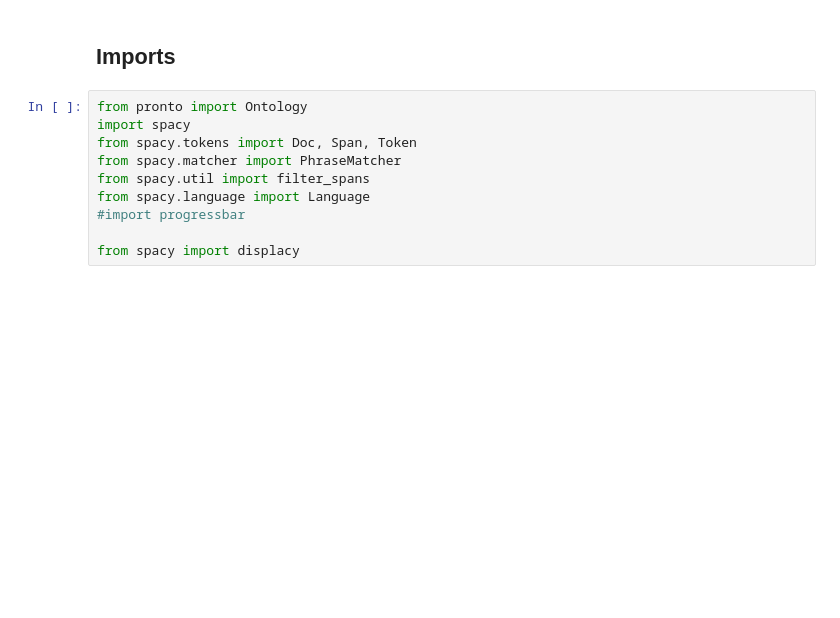
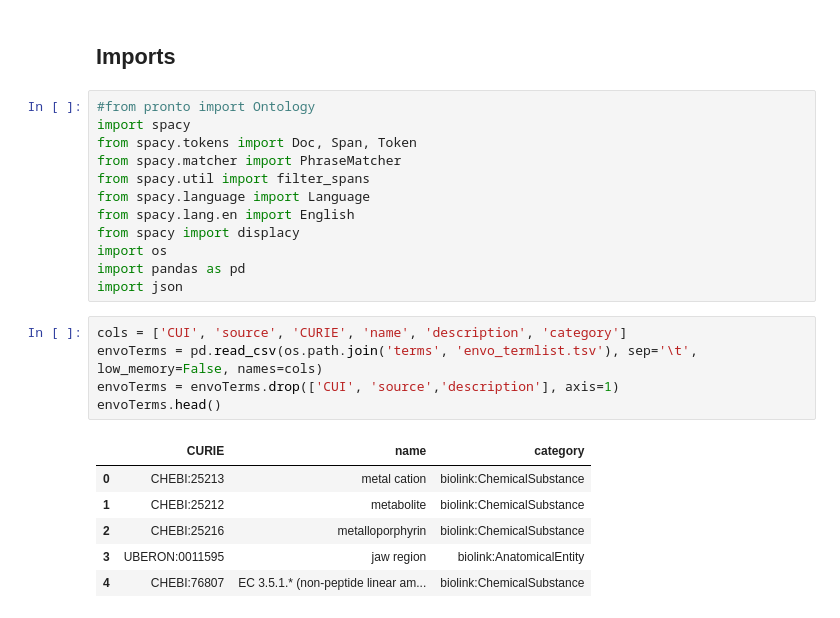
Before and after one commit to hrshdhgd/ontoSpacy, a Jupyter notebook: notebooks/Sandbox.ipynb, the cells around one changed output. Cells and saved outputs as stored; diff of their text form; blank space fills up the shorter version.

```diff
--- a/notebooks/Sandbox.ipynb
+++ b/notebooks/Sandbox.ipynb
@@ -24,12 +6,26 @@ You can now load the package via spacy.load('en_core_web_sm')
 # %% [markdown]
 ## Imports
 # %%
-from pronto import Ontology
+#from pronto import Ontology
 import spacy
 from spacy.tokens import Doc, Span, Token
 from spacy.matcher import PhraseMatcher
 from spacy.util import filter_spans
 from spacy.language import Language
-#import progressbar
-
+from spacy.lang.en import English
 from spacy import displacy
+import os
+import pandas as pd
+import json
+# %%
+cols = ['CUI', 'source', 'CURIE', 'name', 'description', 'category']
+envoTerms = pd.read_csv(os.path.join('terms', 'envo_termlist.tsv'), sep='\t', low_memory=False, names=cols)
+envoTerms = envoTerms.drop(['CUI', 'source','description'], axis=1)
+envoTerms.head()
+# %% [output]
+|  | CURIE | name | category |
+| 0 | CHEBI:25213 | metal cation | biolink:ChemicalSubstance |
+| 1 | CHEBI:25212 | metabolite | biolink:ChemicalSubstance |
+| 2 | CHEBI:25216 | metalloporphyrin | biolink:ChemicalSubstance |
+| 3 | UBERON:0011595 | jaw region | biolink:AnatomicalEntity |
+| 4 | CHEBI:76807 | EC 3.5.1.* (non-peptide linear am... | biolink:ChemicalSubstance |
```
Also changed, not shown: parts of 16 cells of this notebook, 3 other files.
